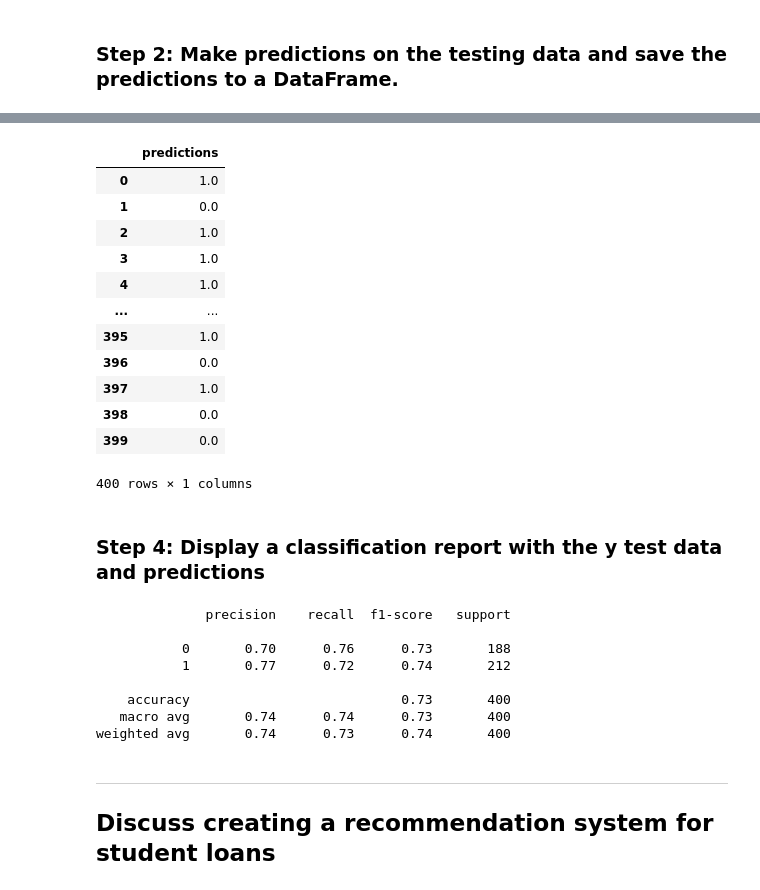
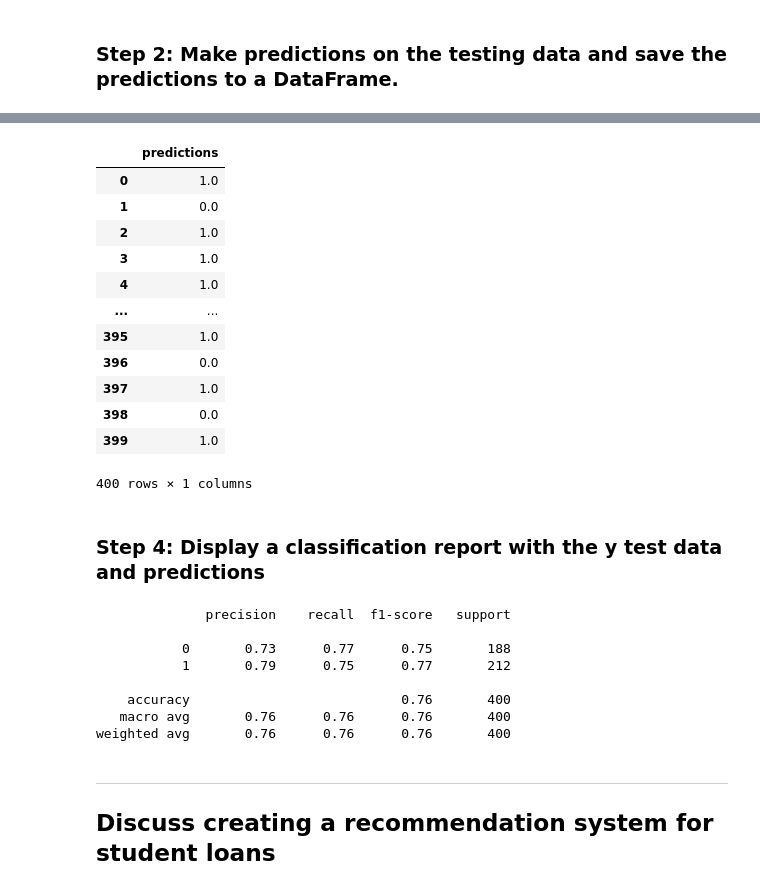
Before and after one commit to portillojj/neural-network-challenge-1, a Jupyter notebook: student_loans_with_deep_learning.ipynb, the cells around one changed output, grey strips where cells are left out. Cells and saved outputs as stored; diff of their text form; code cells hidden in the pictures.

Commit message:
updated compile and evaluate step 1, step 2, step 3, and step 4. Updated Predict step 1, step 2, step 3, and step 4. Adding student_loans.keras file to repo.

```diff
--- a/student_loans_with_deep_learning.ipynb
+++ b/student_loans_with_deep_learning.ipynb
@@ -202,14 +214,16 @@ Loss: 0.5049149394035339, Accuracy: 0.7350000143051147
 ### Step 1: Reload your saved model.
 # %%
 # Set the model's file path
-
+file_path = Path("student_loans.keras")
 
 # Load the model to a new object
+nn_imported = tf.keras.models.load_model(file_path)
 # %% [markdown]
 ### Step 2: Make predictions on the testing data and save the predictions to a DataFrame.
 # %%
 # Make predictions with the test data
-
+predictions = nn_imported.predict(X_test_scaled,verbose=2)
 
 # Display a sample of the predictions
+predictions[0:5]
 # %% [output]
@@ -222,32 +236,36 @@ array([[0.63573396],
 # %%
 # Save the predictions to a DataFrame and round the predictions to binary results
+predictions_df = pd.DataFrame(columns=["predictions"], data=predictions)
+predictions_df["predictions"] = round(predictions_df["predictions"],0)
+predictions_df
 # %% [output]
 |  | predictions |
 | 0 | 1.0 |
 | 1 | 0.0 |
 | 2 | 1.0 |
 | 3 | 1.0 |
 | 4 | 1.0 |
 | ... | ... |
 | 395 | 1.0 |
 | 396 | 0.0 |
 | 397 | 1.0 |
 | 398 | 0.0 |
-| 399 | 0.0 |
+| 399 | 1.0 |
 400 rows × 1 columns
 # %% [markdown]
 ### Step 4: Display a classification report with the y test data and predictions
 # %%
 # Print the classification report with the y test data and predictions
+print(classification_report(y_test, predictions_df["predictions"].values))
 # %% [output]
               precision    recall  f1-score   support
 
-           0       0.70      0.76      0.73       188
-           1       0.77      0.72      0.74       212
+           0       0.73      0.77      0.75       188
+           1       0.79      0.75      0.77       212
 
-    accuracy                           0.73       400
-   macro avg       0.74      0.74      0.73       400
-weighted avg       0.74      0.73      0.74       400
+    accuracy                           0.76       400
+   macro avg       0.76      0.76      0.76       400
+weighted avg       0.76      0.76      0.76       400
 # %% [markdown]
 ---
 ## Discuss creating a recommendation system for student loans
```
Also changed, not shown: parts of 9 cells of this notebook, 1 other file.
